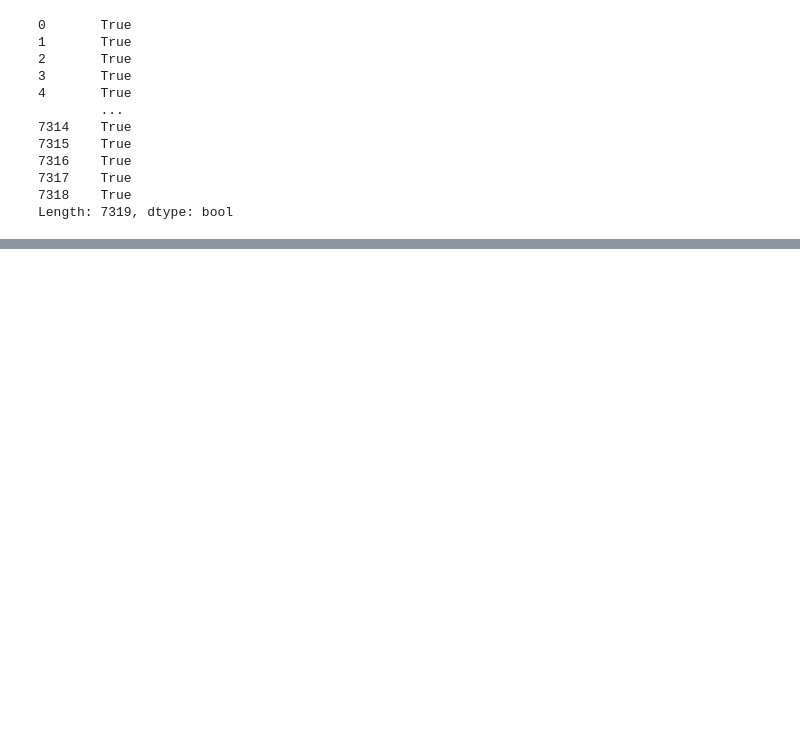
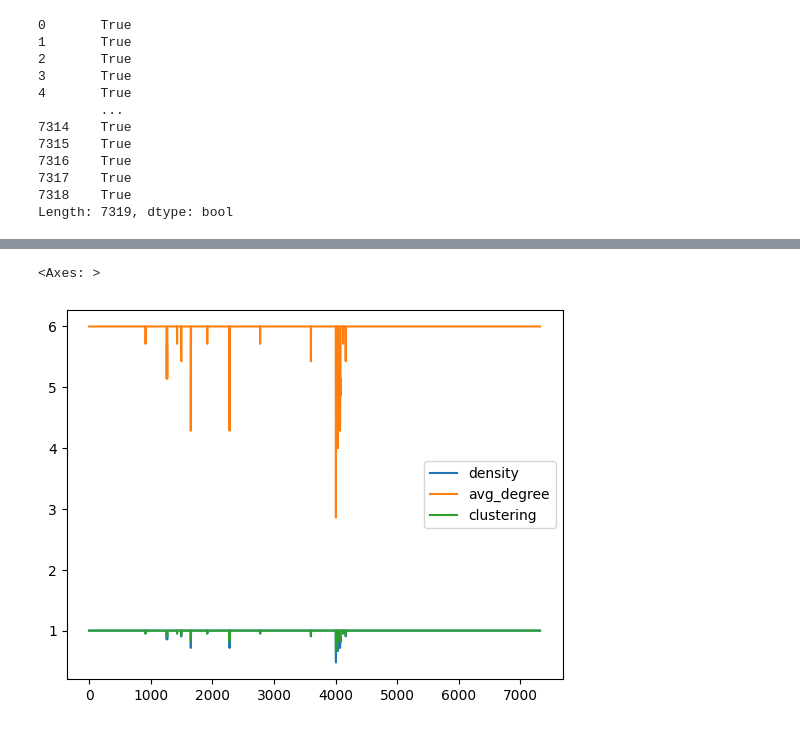
Before and after one commit to hakai-vulpes/resistance-graph-study, a Jupyter notebook: analysis.ipynb, the cells around one changed output, grey strips where cells are left out. Drawn from its saved outputs; the diff is of its cells as text; code cells hidden in the pictures; blank space fills up the shorter version.

```diff
--- a/analysis.ipynb
+++ b/analysis.ipynb
@@ -130,0 +168,6 @@ Length: 7319, dtype: bool
+# %%
+metrics = example_conv.apply(extract_features, axis=1)
+metrics.plot()
+# %% [output]
+<Axes: >
+[figure, added]
```
Also changed, not shown: parts of 13 cells of this notebook.
